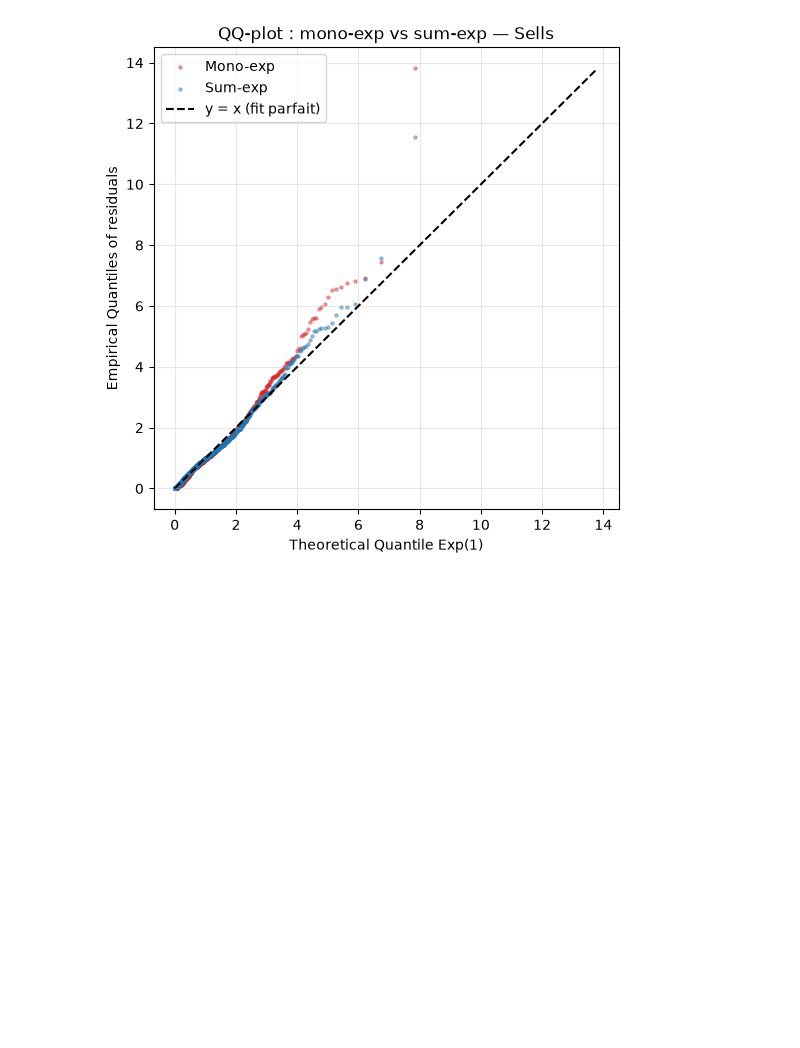
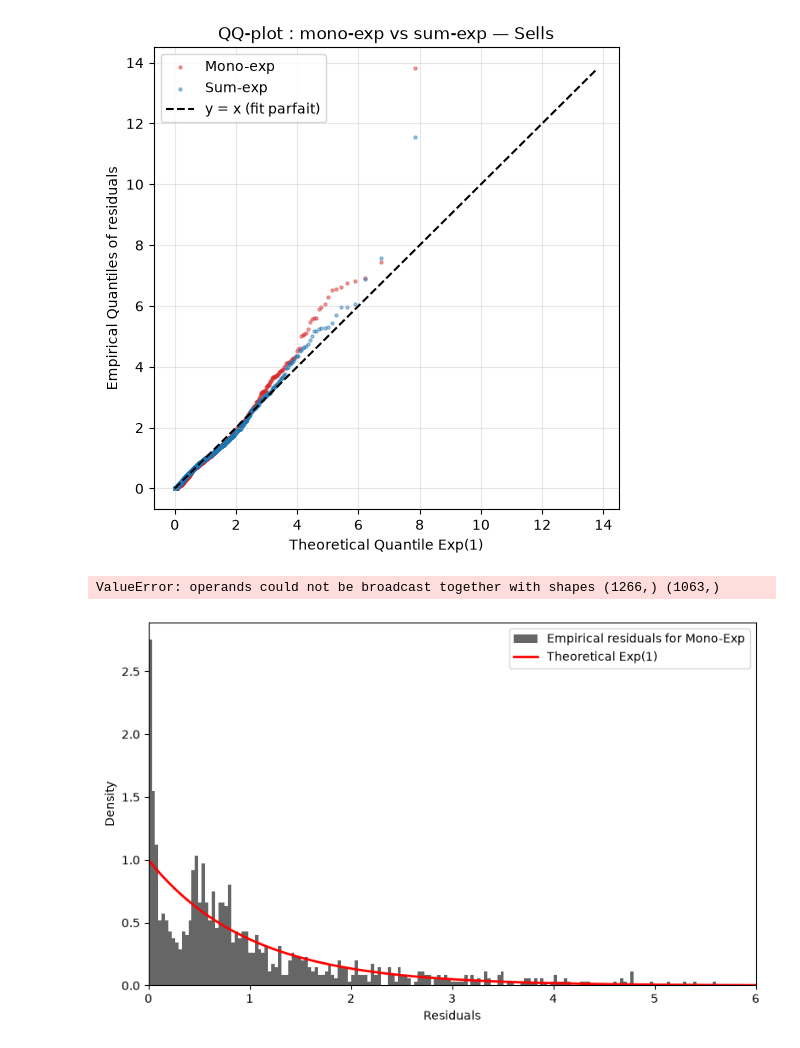
Before and after one commit to Maxime-Skryma/Spread_Crypto, a Jupyter notebook: notebooks/BTC_Hawkes.ipynb, the cells around one changed output. Drawn from its saved outputs; the diff is of its cells as text; code cells hidden in the pictures; blank space fills up the shorter version.

```diff
--- a/notebooks/BTC_Hawkes.ipynb
+++ b/notebooks/BTC_Hawkes.ipynb
@@ -179,3 +179,35 @@ qq_overlay(u2, v2, "Sells")
 # %% [output]
 [figure]
 [figure]
+# %%
+residuals=[u1,u2,v1,v2]
+
+for r in residuals :
+    r.sort()
+
+
+fig, ax = plt.subplots(figsize=(8, 5))
+
+
+for r in residuals:
+    if (r==u1 or r==u2):
+        ax.hist(r, bins=300, density=True, alpha=0.6, color='black', label='Empirical residuals for Mono-Exp')
+    else:
+        ax.hist(r, bins=300, density=True, alpha=0.6, color='black', label='Empirical residuals for Sum-Exp')
+
+    x_grid = np.linspace(0, 6, 1000)
+
+    pdf_exp = np.exp(-x_grid)
+
+    ax.plot(x_grid, pdf_exp, color='red', lw=2, label='Theoretical Exp(1)')
+
+    ax.set_xlim(0, 6)
+    ax.set_xlabel('Residuals')
+    ax.set_ylabel('Density')
+    ax.legend(loc='upper right')
+
+    plt.tight_layout()
+plt.show()
+# %% [output]
+ValueError: operands could not be broadcast together with shapes (1266,) (1063,)
+[figure, added]
```
Also changed, not shown: parts of 1 cell of this notebook, 1 other file.
